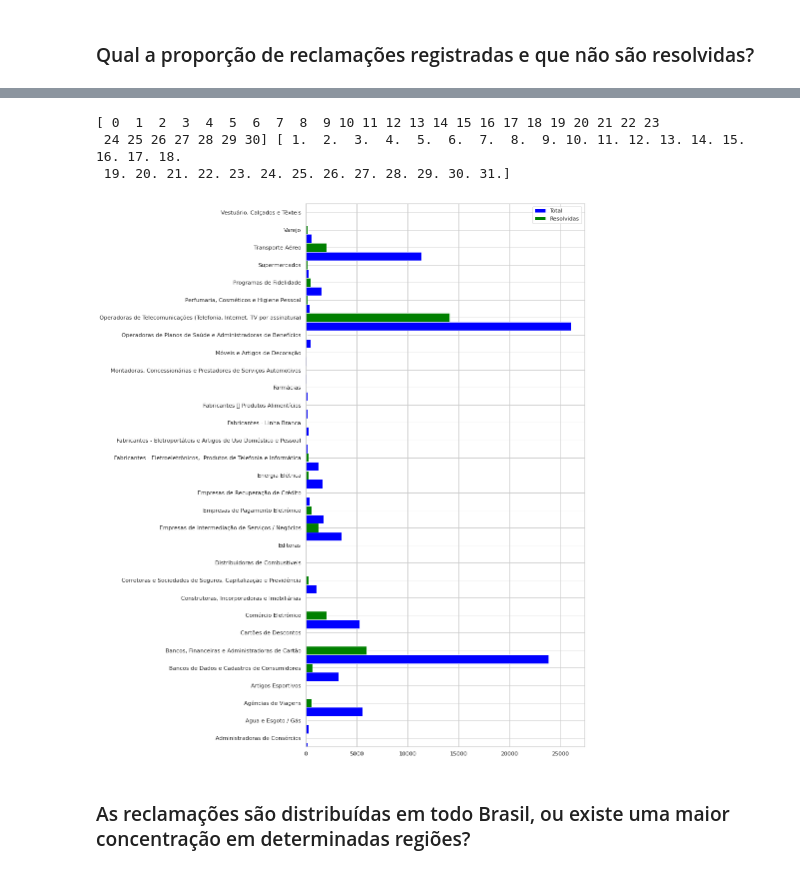
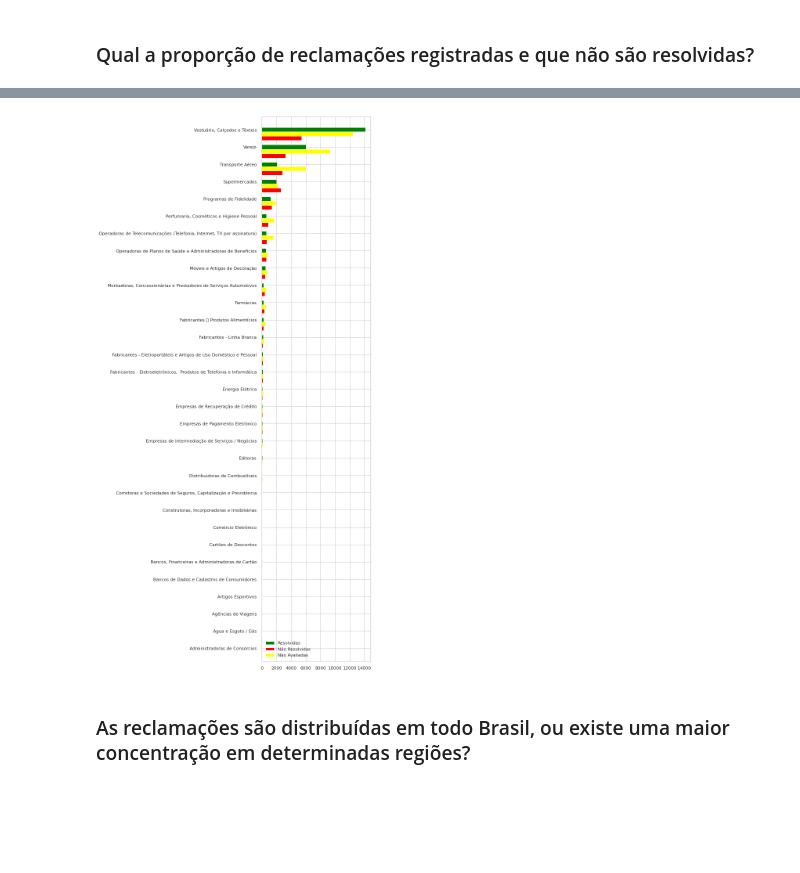
Before and after one commit to nogsantos/poc-dta, a Jupyter notebook: eda.ipynb, the cells around one changed output, grey strips where cells are left out. Drawn from its saved outputs; the diff is of its cells as text; code cells hidden in the pictures; blank space fills up the shorter version.

Commit message:
feat(charts): Creates new charts

```diff
--- a/eda.ipynb
+++ b/eda.ipynb
@@ -4,8 +4,10 @@
 - Fonte de dados: [consumidor.gov.br](https://www.consumidor.gov.br/pages/principal/?1589037000187)
 - Para análise: [Indicadores](https://www.consumidor.gov.br/pages/dadosabertos/externo/)
 # %%
+import numpy as np
 import pandas as pd
-%matplotlib inline
-%pylab inline
+from matplotlib import pyplot as plt
+import seaborn as sns
 
-import seaborn as sns
+
+plt.style.use(plt.style.available[9])
@@ -291,69 +333,41 @@ plt.show()
 # %%
-# index = reclamacoes.keys()
-
-# df = pd.DataFrame({
-#         'total': reclamacoes.values,
-#         'resolvidas': reclamacoes_resolvidas.values,
-#         'nao_resolvidas': reclamacoes_nao_resolvidas.values,
-#         'nao_avaliadas': reclamacoes_nao_avaliadas.values,
-#     },
-#     index=index
-# )
-
-
-
-# df.plot.barh()
-
-##########################################################################################################
-
 index = reclamacoes.keys()
 
 df = pd.DataFrame(
     dict(
         graph=reclamacoes.keys(),
         total=reclamacoes.values,
         resolvidas=reclamacoes_resolvidas.values,
         nao_resolvidas=reclamacoes_nao_resolvidas.values,
         nao_avaliadas=reclamacoes_nao_avaliadas.values,
     )
 )
 
-# df = pd.DataFrame({
-#         'total': reclamacoes.values,
-#         'resolvidas': reclamacoes_resolvidas.values,
-#         'nao_resolvidas': reclamacoes_nao_resolvidas.values,
-#         'nao_avaliadas': reclamacoes_nao_avaliadas.values,
-#     },
-#     index=index
-# )
-
-ind = np.arange(len(df))
-heigth = 0.5
+x_index = np.arange(len(df))
+heigth = 0.25
 
 fig, ax = plt.subplots(
     figsize=(10, 20)
 )
 
-print(ind ,ind + (heigth * 2))
 
-ax.barh(ind, df.total, heigth, color='blue', label='Total')
-ax.barh(ind + heigth, df.resolvidas, heigth, color='green', label='Resolvidas')
-# ax.barh(ind + (heigth * 2), df.nao_resolvidas, heigth, color='red', label='Não Resolvidas')
-# ax.barh(ind + (heigth * 2), df.nao_avaliadas, heigth, color='yellow', label='Não Avaliadas')
+ax.barh(x_index + heigth, df.resolvidas.sort_values(), heigth, color='green', label='Resolvidas')
+ax.barh(x_index - heigth, df.nao_resolvidas.sort_values(), heigth, color='red', label='Não Resolvidas')
+ax.barh(x_index, df.nao_avaliadas.sort_values(), heigth, color='yellow', label='Não Avaliadas')
 
 ax.set(
-    yticks=ind + heigth,
+    yticks=x_index + heigth,
     yticklabels=df.graph,
     ylim=[2*heigth - 1, len(df)]
 )
+
 ax.legend()
 
+plt.tight_layout()
+
 plt.show()
 # %% [output]
-[ 0  1  2  3  4  5  6  7  8  9 10 11 12 13 14 15 16 17 18 19 20 21 22 23
- 24 25 26 27 28 29 30] [ 1.  2.  3.  4.  5.  6.  7.  8.  9. 10. 11. 12. 13. 14. 15. 16. 17. 18.
- 19. 20. 21. 22. 23. 24. 25. 26. 27. 28. 29. 30. 31.]
-[figure, old version]
+[figure, new version]
 # %% [markdown]
 ### As reclamações são distribuídas em todo Brasil, ou existe uma maior concentração em determinadas regiões?
 # %%
```
Also changed, not shown: parts of 17 cells of this notebook, 1 other file.
